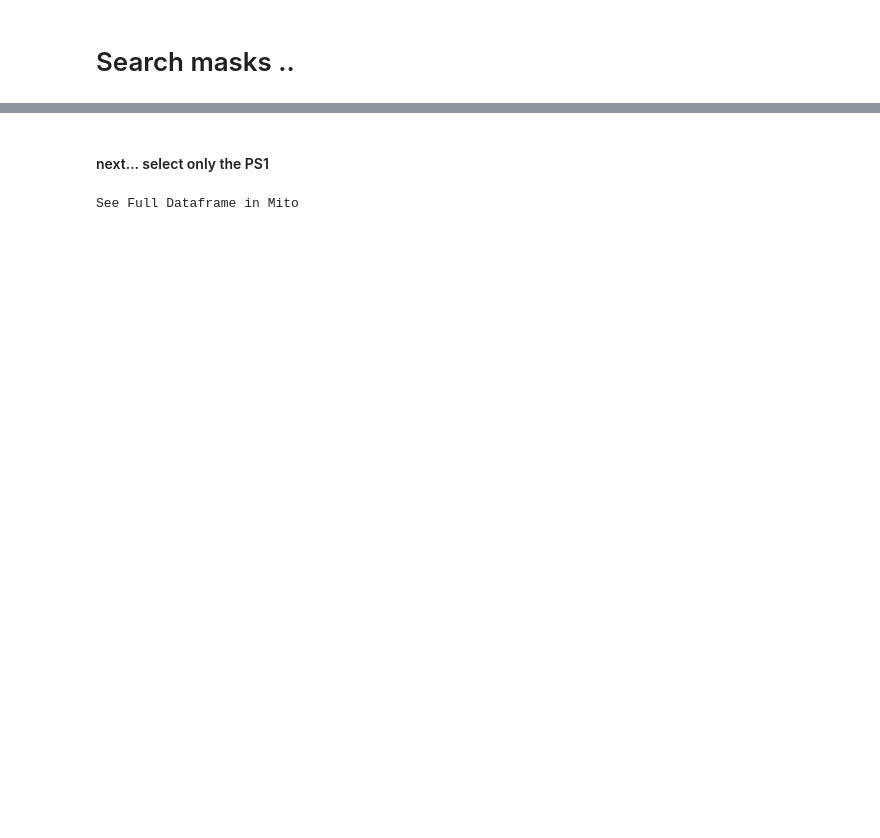
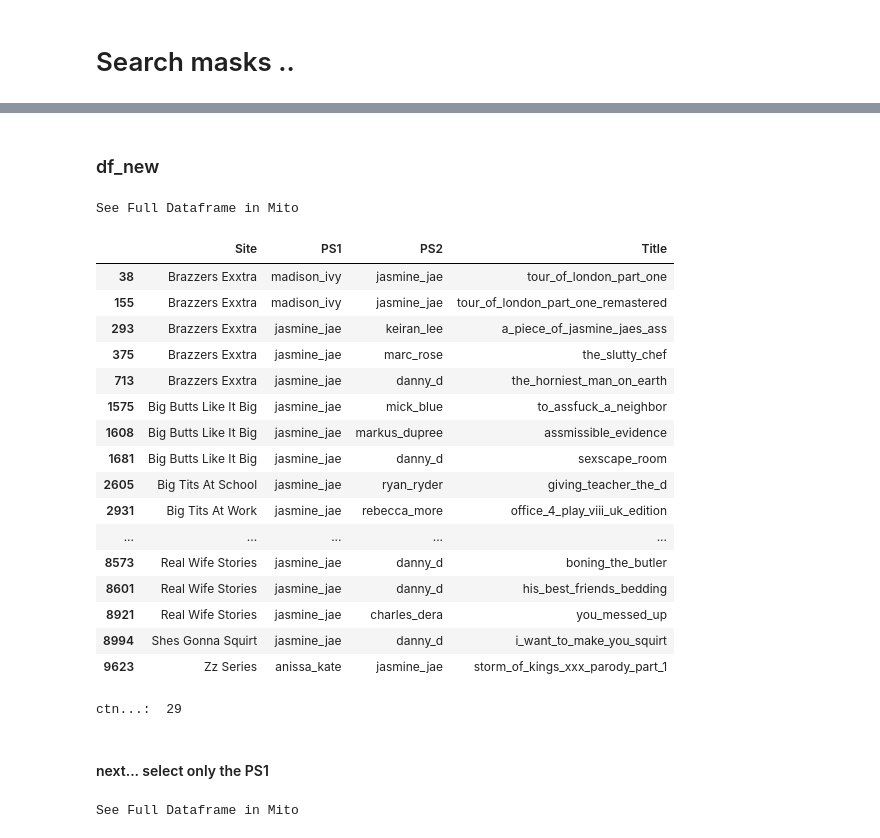
Before and after one commit to docwerder/braz, a Jupyter notebook: site_scans/df_bra_final_search_masks.ipynb, the cells around one changed output, grey strips where cells are left out. Cells and saved outputs as stored; diff of their text form; code cells hidden in the pictures; blank space fills up the shorter version.

```diff
--- a/site_scans/df_bra_final_search_masks.ipynb
+++ b/site_scans/df_bra_final_search_masks.ipynb
@@ -56,3 +101,44 @@ See Full Dataframe in Mito
+# %% [markdown]
+### df_new
+# %%
+# substr = "kinky_secrets_of_the_suburbs_part_4"
+substr = 'jasmine_jae'
+
+# substr_2 = 'everyones_favourite_visitor'
+substr_2 = 'jasmine_jae'
+text_str = ''
+colored_s = colored(substr_2, 'red')
+df_new[df_new['PS1'].str.contains(substr) | df_new['PS2'].str.contains(substr_2) & df_new['Title'].str.contains(text_str)]
+
+ctn = len(df_new[df_new['PS1'].str.contains(substr) | df_new['PS2'].str.contains(substr_2) & df_new['Title'].str.contains(text_str)])
+print('ctn...: ', ctn)
+#df[df['PS1'].str.contains(substr) & df['Title'].str.contains(substr_2)].index.values.item()
+#len(df[df['PS1'].str.contains(substr) & df['Title'].str.contains(substr_2)])
+
+
+#df_2.style.applymap(highlight_cell('bimbo'))
+
+# len(df_2[df_2['PS1'].str.contains(substr)])
+# %% [output]
+See Full Dataframe in Mito
+|  | Site | PS1 | PS2 | Title |
+| 38 | Brazzers Exxtra | madison_ivy | jasmine_jae | tour_of_london_part_one |
+| 155 | Brazzers Exxtra | madison_ivy | jasmine_jae | tour_of_london_part_one_remastered |
+| 293 | Brazzers Exxtra | jasmine_jae | keiran_lee | a_piece_of_jasmine_jaes_ass |
+| 375 | Brazzers Exxtra | jasmine_jae | marc_rose | the_slutty_chef |
+| 713 | Brazzers Exxtra | jasmine_jae | danny_d | the_horniest_man_on_earth |
+| 1575 | Big Butts Like It Big | jasmine_jae | mick_blue | to_assfuck_a_neighbor |
+| 1608 | Big Butts Like It Big | jasmine_jae | markus_dupree | assmissible_evidence |
+| 1681 | Big Butts Like It Big | jasmine_jae | danny_d | sexscape_room |
+| 2605 | Big Tits At School | jasmine_jae | ryan_ryder | giving_teacher_the_d |
+| 2931 | Big Tits At Work | jasmine_jae | rebecca_more | office_4_play_viii_uk_edition |
+| ... | ... | ... | ... | ... |
+| 8573 | Real Wife Stories | jasmine_jae | danny_d | boning_the_butler |
+| 8601 | Real Wife Stories | jasmine_jae | danny_d | his_best_friends_bedding |
+| 8921 | Real Wife Stories | jasmine_jae | charles_dera | you_messed_up |
+| 8994 | Shes Gonna Squirt | jasmine_jae | danny_d | i_want_to_make_you_squirt |
+| 9623 | Zz Series | anissa_kate | jasmine_jae | storm_of_kings_xxx_parody_part_1 |
+ctn...:  29
 # %% [markdown]
 #### next... select only the PS1
 # %%
```
Also changed, not shown: parts of 11 cells of this notebook, 13 other files.
